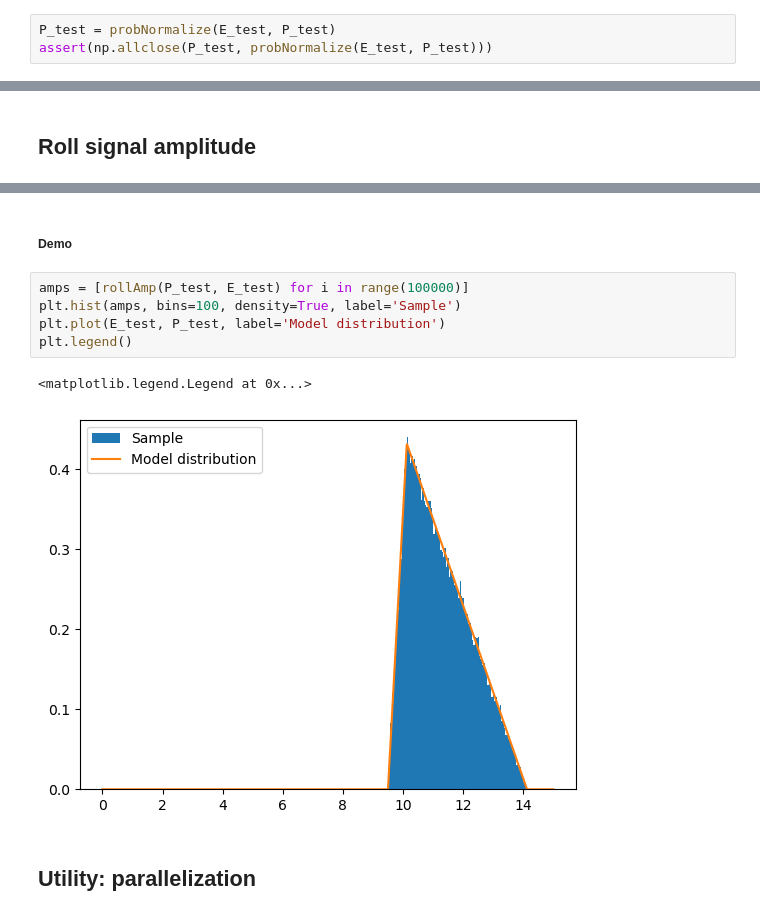
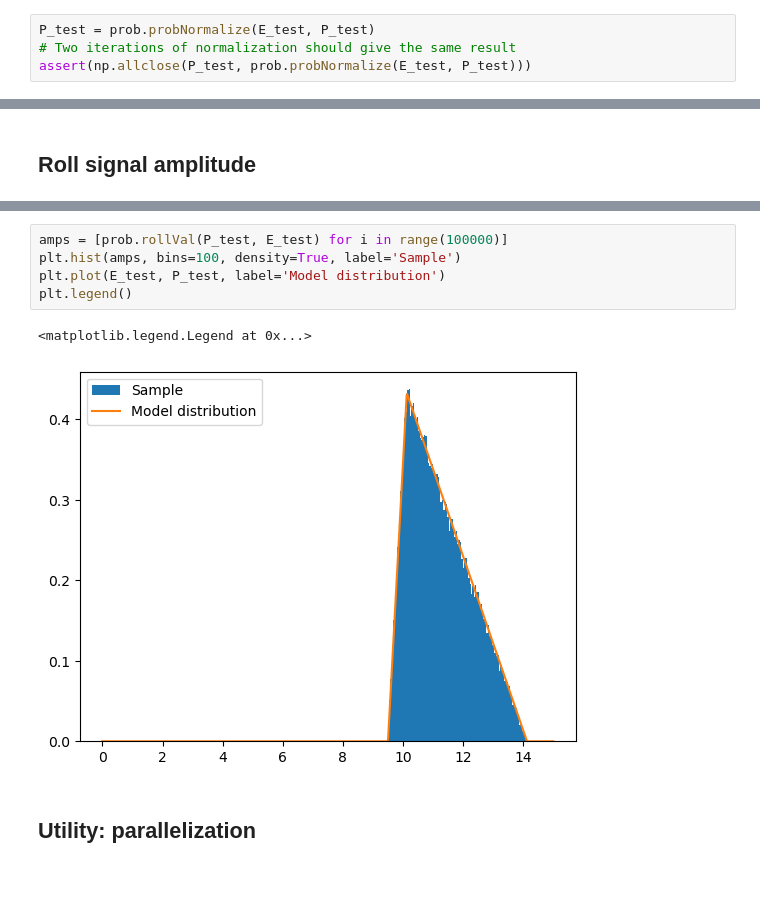
Before and after one commit to GregTheMadMonk/edu-28, a Jupyter notebook: edu-28.ipynb, the cells around one changed output, grey strips where cells are left out. Cells and saved outputs as stored; diff of their text form; blank space fills up the shorter version.

```diff
--- a/edu-28.ipynb
+++ b/edu-28.ipynb
@@ -45,6 +29,7 @@ def probNormalize(E, P):
 # %%
-P_test = probNormalize(E_test, P_test)
-assert(np.allclose(P_test, probNormalize(E_test, P_test)))
+P_test = prob.probNormalize(E_test, P_test)
+# Two iterations of normalization should give the same result
+assert(np.allclose(P_test, prob.probNormalize(E_test, P_test)))
 # %%
 plt.plot(E_test, P_test)
 # %% [output]
@@ -209,13 +88,11 @@ def rollAmp(P, E):
-# %% [markdown]
-##### Demo
 # %%
-amps = [rollAmp(P_test, E_test) for i in range(100000)]
+amps = [prob.rollVal(P_test, E_test) for i in range(100000)]
 plt.hist(amps, bins=100, density=True, label='Sample')
 plt.plot(E_test, P_test, label='Model distribution')
 plt.legend()
 # %% [output]
 <matplotlib.legend.Legend at 0x...>
-[figure, old version]
+[figure, new version]
 # %% [markdown]
 ## Utility: parallelization
 # %% [markdown]
```
Also changed, not shown: parts of 43 cells of this notebook, 16 other files.
